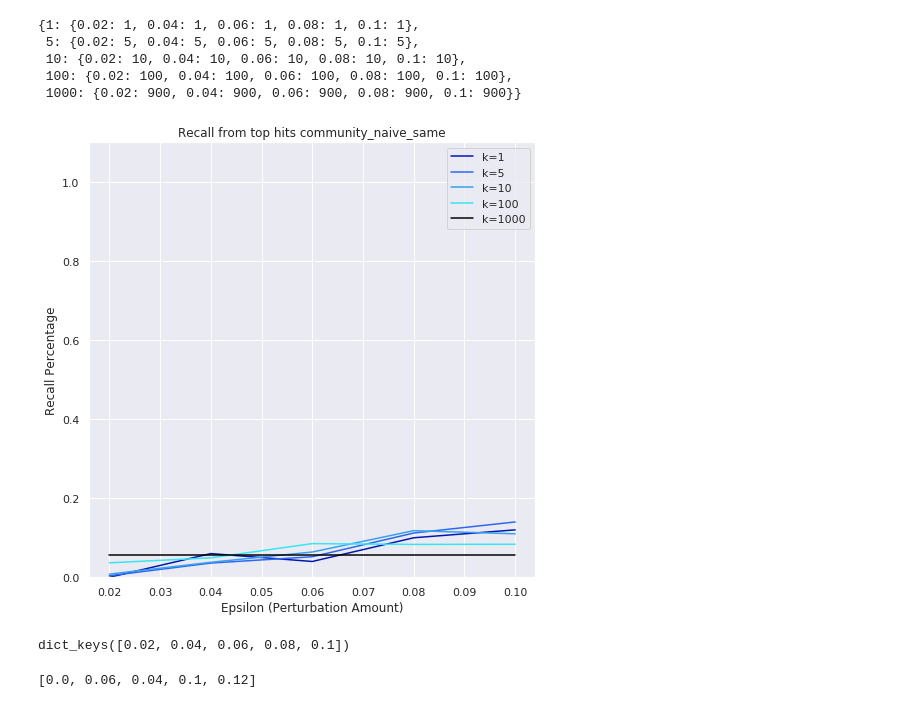
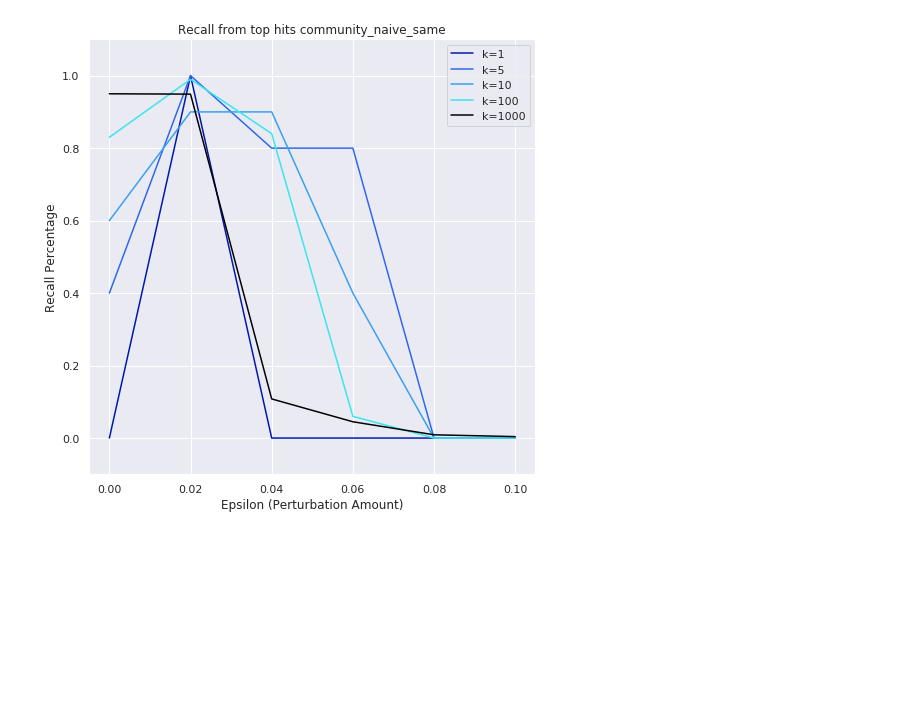
Before and after one commit to psturmfels/adversarial_faces, a Jupyter notebook: notebooks/recall_community_naive_same.ipynb, the cells around one changed output. Drawn from its saved outputs; the diff is of its cells as text; code cells hidden in the pictures; blank space fills up the shorter version.

Commit message:
correct recall computation

```diff
--- a/notebooks/recall_community_naive_same.ipynb
+++ b/notebooks/recall_community_naive_same.ipynb
@@ -12,23 +12,3 @@ sys.path.append("../")
 from utils import l2_normalize, prewhiten, read_sampled_identities
 from PIL import Image
 seaborn.set()
-# %%
-def recall(
-    base_embeddings,
-    lookup_embeddings,
-    lookup_labels,
-    k
-):
-    '''
-    For each base embedding in base_embeddings,
-    compute top k recall as an absolute number
-    (the number of ground truth positives in the lookup_embeddings
-    that are in the top k)
-    lookup_labels must be an array of 1's and 0's indicating the ground truth
-    for the lookup set (1 = positive, 0 = negative)
-    '''
-    dist = pairwise_distances(
-        base_embeddings,
-        lookup_embeddings
-    )
-    return np.array([np.sum(np.array(lookup_labels)[np.argsort(d)][:k]) for d in dist])
@@ -36,7 +53,7 @@ def recall(
 path_to_adversarial = "/data/vggface/test_perturbed_sampled/{true}/community_naive_same/{target}/epsilon_{epsilon}.h5"
 path_to_clean = "/data/vggface/test_preprocessed_sampled/{id}/embeddings.h5"
 
-epsilons = [0.02, 0.04, 0.06, 0.08, 0.1]
+epsilons = [0.0, 0.02, 0.04, 0.06, 0.08, 0.1]
 
 id2imnames = read_sampled_identities("../sampled_identities.txt")
 identities = id2imnames.keys()
@@ -46,7 +63,6 @@ negative_clean = []
 negative_adv = {eps: [] for eps in epsilons}
 ks = [1, 5, 10, 100, 1000]
 top_k_recall = {k: {eps: [] for eps in epsilons} for k in ks}
-num_available = {k: {eps: [] for eps in epsilons} for k in ks}
 
 for adversarial_target in identities:
     clean_embeddings = []
@@ -55,15 +71,16 @@ for adversarial_target in identities:
 
     with h5py.File(path_to_clean.format(id=adversarial_target), "r") as f:
         clean_embeddings.extend(f["embeddings"][:])
+        adv[0.0].extend(f["embeddings"][:])
 
     for modified_identity in identities:
         if modified_identity == adversarial_target:
             continue
         # the identity that was modified for the adversarial
         with h5py.File(path_to_clean.format(id=modified_identity), "r") as f:
-            mod_embeddings.extend(f["embeddings"][:])
+            adv[0.0].extend(f["embeddings"][:])
 
-        for indx, epsilon in enumerate(epsilons):
+        for indx, epsilon in enumerate(epsilons[1:]):
             with h5py.File(path_to_adversarial.format(
                 target=adversarial_target,
                 true=modified_identity,
@@ -79,9 +96,9 @@ for adversarial_target in identities:
     negative_clean.extend(
         pairwise_distances(
             clean_embeddings,
-            mod_embeddings).flatten()
+            adv[0.0]).flatten()
     )
-    for indx, epsilon in enumerate(epsilons):
+    for indx, epsilon in enumerate(epsilons[1:]):
         negative_adv[epsilon].extend(
             pairwise_distances(clean_embeddings, adv[epsilon]).flatten()
         )
@@ -91,62 +108,47 @@ for adversarial_target in identities:
             top_k_recall[k][eps] = recall(
                 clean_embeddings,
                 adv[eps],
-                [1 for _ in range(len(clean_embeddings))] + [0 for _ in range(len(adv[eps]))],
                 k
             )
-            num_available[k][eps] = min((len(adv[eps]), k))
 # %%
 import pprint
 pp = pprint.PrettyPrinter()
 
-pp.pprint(num_available)
+# pp.pprint(num_available)
+# pp.pprint(top_k_recall)
-# %% [output]
-{1: {0.02: 1, 0.04: 1, 0.06: 1, 0.08: 1, 0.1: 1},
- 5: {0.02: 5, 0.04: 5, 0.06: 5, 0.08: 5, 0.1: 5},
- 10: {0.02: 10, 0.04: 10, 0.06: 10, 0.08: 10, 0.1: 10},
- 100: {0.02: 100, 0.04: 100, 0.06: 100, 0.08: 100, 0.1: 100},
- 1000: {0.02: 900, 0.04: 900, 0.06: 900, 0.08: 900, 0.1: 900}}
 # %%
 fig, ax = plt.subplots(nrows=1, ncols=1, figsize=(8, 8))
 
 mean_top_k_recall = {k: {eps: -1.0 for eps in epsilons} for k in ks}
 
 colors=['#0017ad',
         '#2d67ed',
         '#37a0f0',
         '#37e6f0',
         '#000000'
        ]
 
 for indx, k in enumerate(top_k_recall.keys()):
     epsilons = top_k_recall[k].keys()
     recall_to_plot = []
     for eps in epsilons:
-        recall_percent = np.array(top_k_recall[k][eps]) / float(num_available[k][eps])
+        recall_percent = np.array(top_k_recall[k][eps])
         mean_recall = np.mean(recall_percent)
         mean_top_k_recall[k][eps] = mean_recall
         recall_to_plot.append(mean_recall)
 
     ax.plot(
         list(epsilons),
         recall_to_plot,
         label="k={}".format(k),
         color=colors[indx],
     )
 
 ax.set_ylabel("Recall Percentage")
 ax.set_xlabel("Epsilon (Perturbation Amount)")
 ax.set_title("Recall from top hits community_naive_same")
-ax.set_ylim([0.0, 1.1])
+ax.set_ylim([-0.1, 1.1])
 ax.legend()
 plt.show()
 # %% [output]
-[figure, old version]
+[figure, new version]
-# %%
-print(epsilons)
-# %% [output]
-dict_keys([0.02, 0.04, 0.06, 0.08, 0.1])
-# %%
-print(recall_to_plot)
-# %% [output]
-[0.0, 0.06, 0.04, 0.1, 0.12]
```
Also changed, not shown: parts of 1 cell of this notebook.
